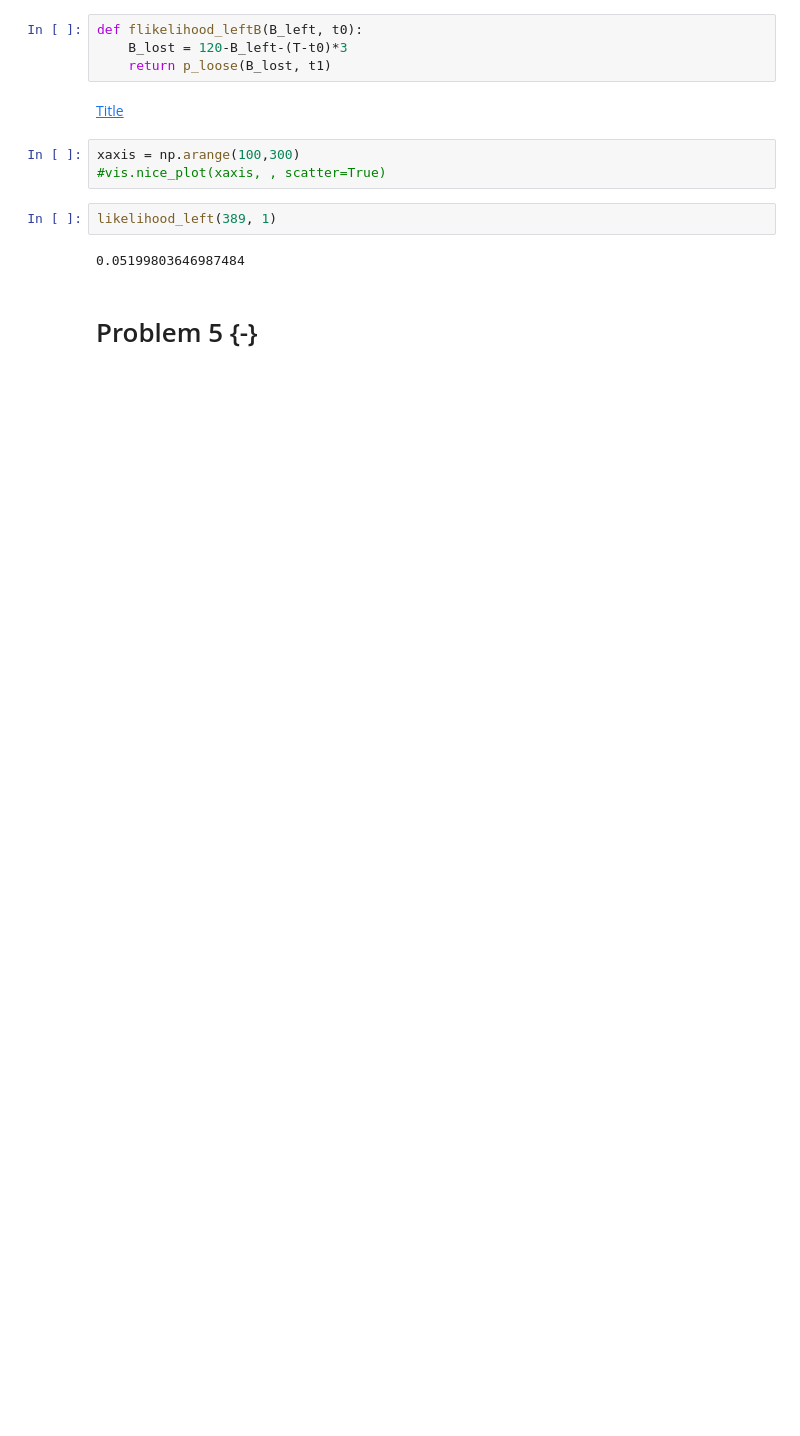
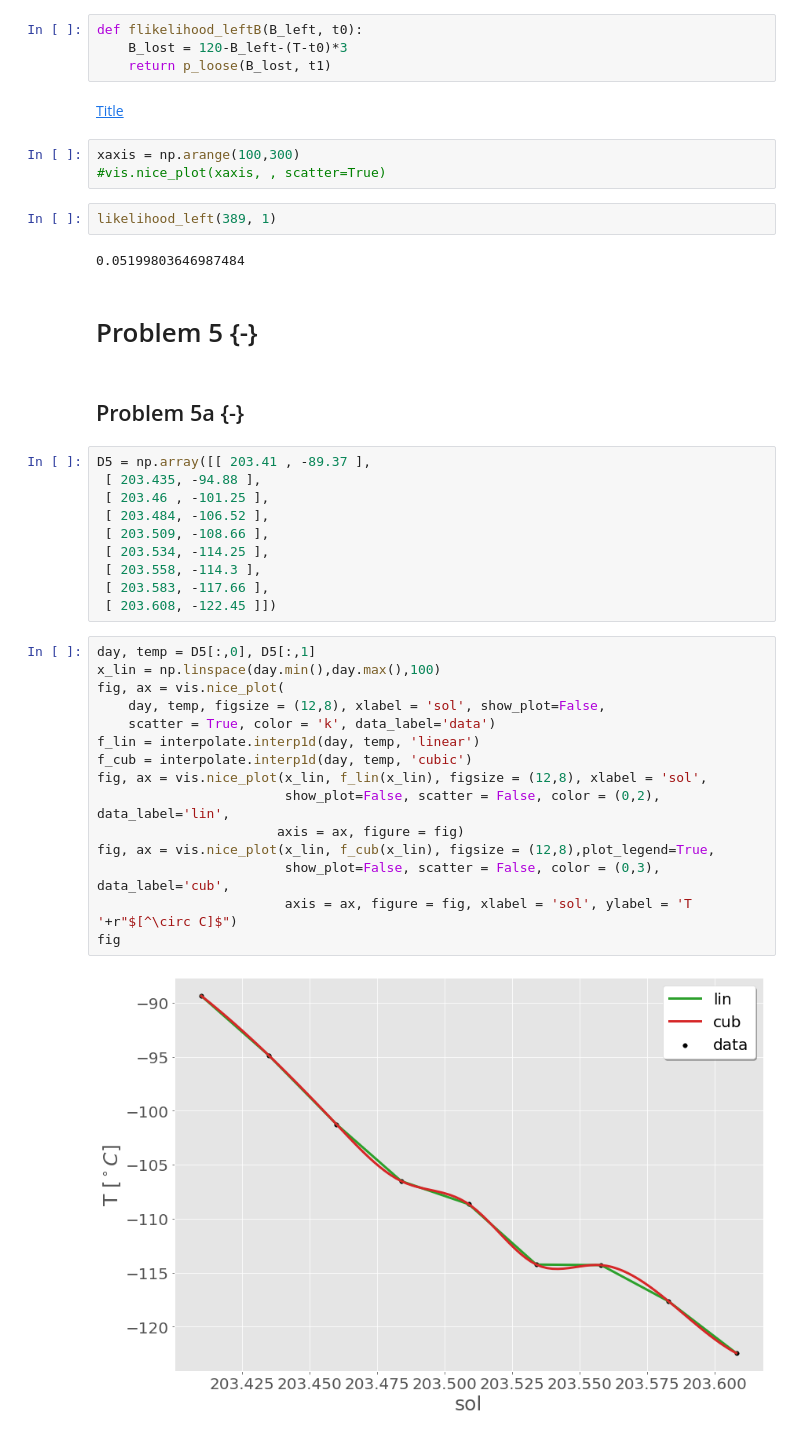
Before and after one commit to Kiril94/AMAS, a Jupyter notebook: Main_exam/AMAS_Exam_2021.ipynb, the cells around one changed output. Saved outputs shown, nothing was run; the diff lists cells and outputs as text; blank space fills up the shorter version.

Commit message:
Problem 5 finished

```diff
--- a/Main_exam/AMAS_Exam_2021.ipynb
+++ b/Main_exam/AMAS_Exam_2021.ipynb
@@ -529,3 +530,32 @@ likelihood_left(389, 1)
 0.05199803646987484
 # %% [markdown]
 # Problem 5 {-}
+# %% [markdown]
+## Problem 5a {-}
+# %%
+D5 = np.array([[ 203.41 , -89.37 ],
+ [ 203.435, -94.88 ],
+ [ 203.46 , -101.25 ],
+ [ 203.484, -106.52 ],
+ [ 203.509, -108.66 ],
+ [ 203.534, -114.25 ],
+ [ 203.558, -114.3 ],
+ [ 203.583, -117.66 ],
+ [ 203.608, -122.45 ]])
+# %%
+day, temp = D5[:,0], D5[:,1]
+x_lin = np.linspace(day.min(),day.max(),100)
+fig, ax = vis.nice_plot(
+    day, temp, figsize = (12,8), xlabel = 'sol', show_plot=False,
+    scatter = True, color = 'k', data_label='data')
+f_lin = interpolate.interp1d(day, temp, 'linear')
+f_cub = interpolate.interp1d(day, temp, 'cubic')
+fig, ax = vis.nice_plot(x_lin, f_lin(x_lin), figsize = (12,8), xlabel = 'sol',
+                        show_plot=False, scatter = False, color = (0,2), data_label='lin',
+                       axis = ax, figure = fig)
+fig, ax = vis.nice_plot(x_lin, f_cub(x_lin), figsize = (12,8),plot_legend=True,
+                        show_plot=False, scatter = False, color = (0,3), data_label='cub',
+                        axis = ax, figure = fig, xlabel = 'sol', ylabel = 'T '+r"$[^\circ C]$")
+fig
+# %% [output]
+[figure, added]
```
Also changed, not shown: parts of 11 cells of this notebook.
